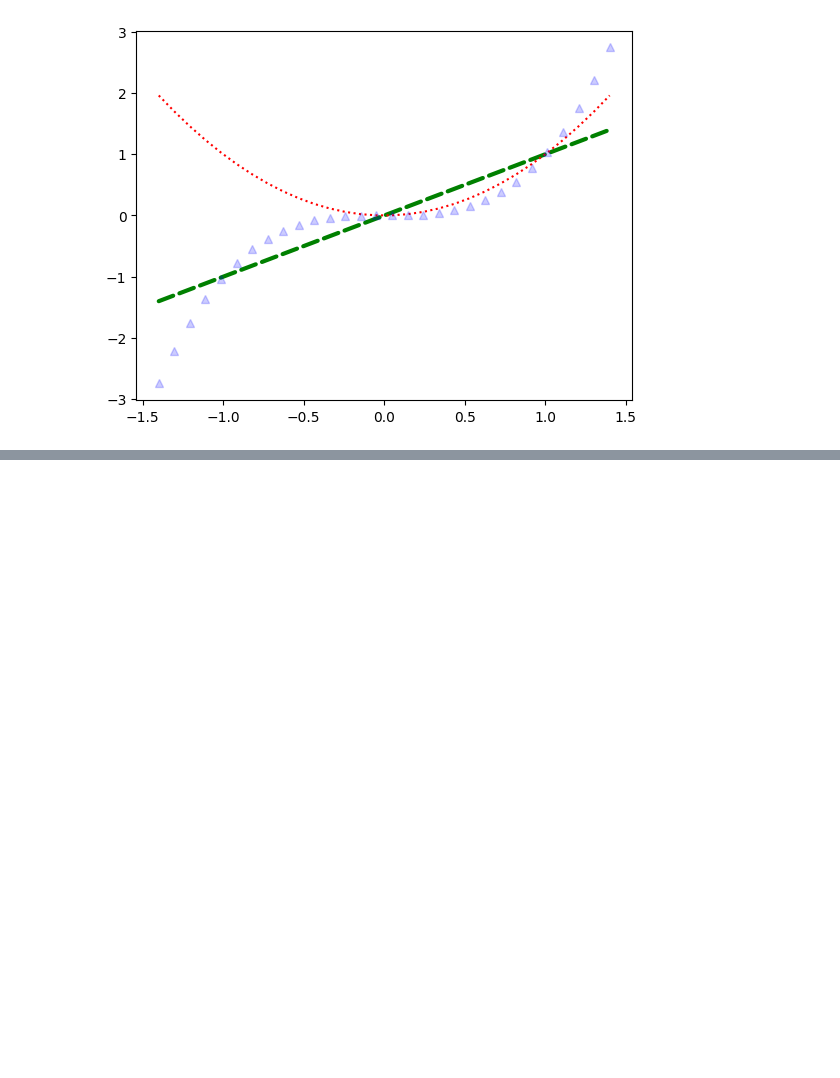
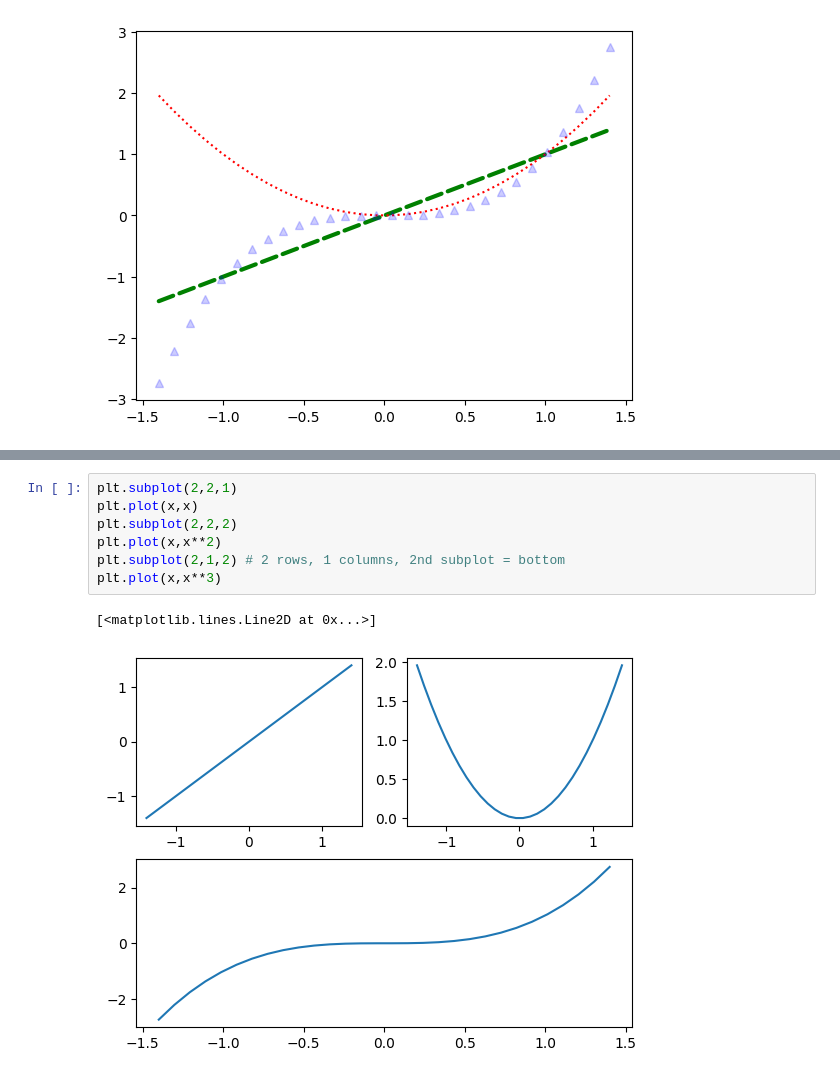
Before and after one commit to proutkarsh3104/Machine-learning-book, a Jupyter notebook: tutorials/matplotlib.ipynb, the cells around one changed output, grey strips where cells are left out. Saved outputs shown, nothing was run; the diff lists cells and outputs as text; blank space fills up the shorter version.

Commit message:
still doing matplotlib

```diff
--- a/tutorials/matplotlib.ipynb
+++ b/tutorials/matplotlib.ipynb
@@ -85,0 +105,10 @@ plt.show()
+# %%
+plt.subplot(2,2,1)
+plt.plot(x,x)
+plt.subplot(2,2,2)
+plt.plot(x,x**2)
+plt.subplot(2,1,2) # 2 rows, 1 columns, 2nd subplot = bottom
+plt.plot(x,x**3)
+# %% [output]
+[<matplotlib.lines.Line2D at 0x...>]
+[figure, added]
```
Also changed, not shown: parts of 5 cells of this notebook, 1 other file.
